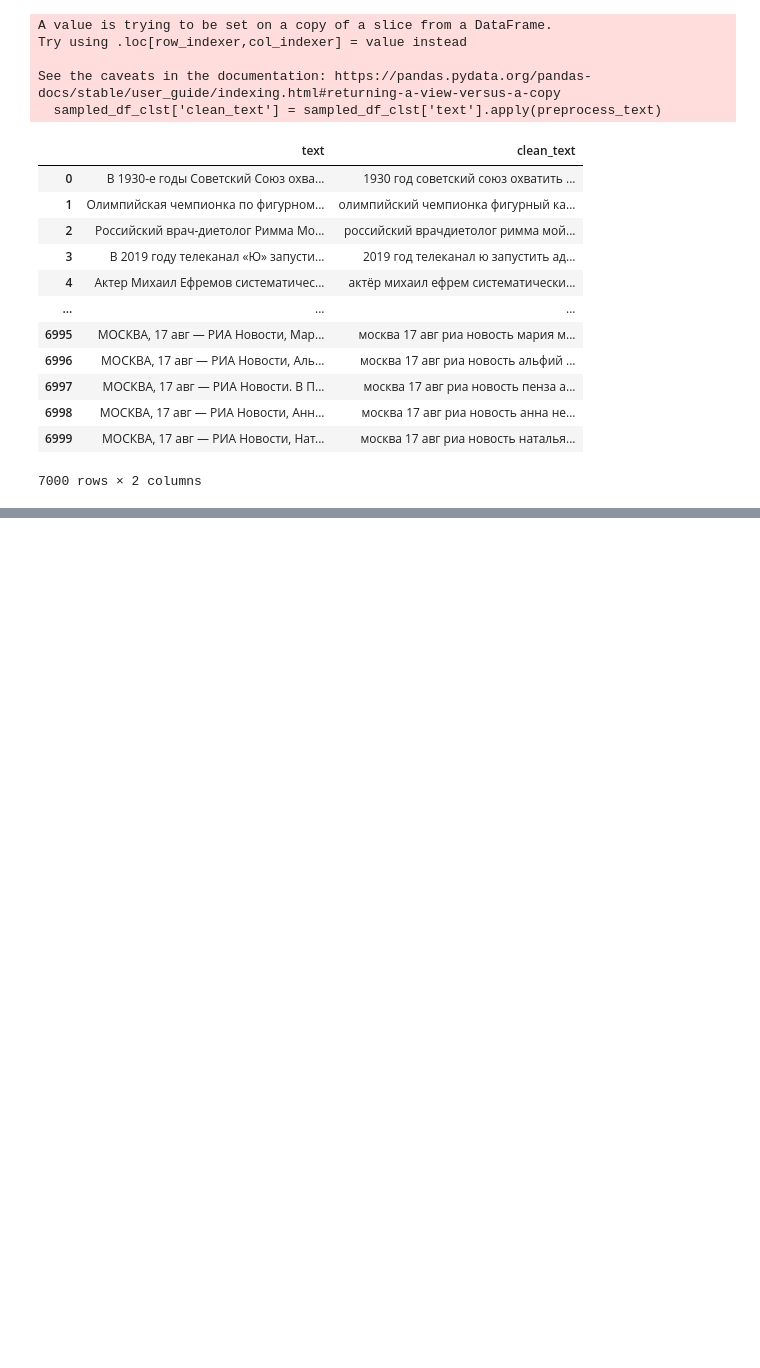
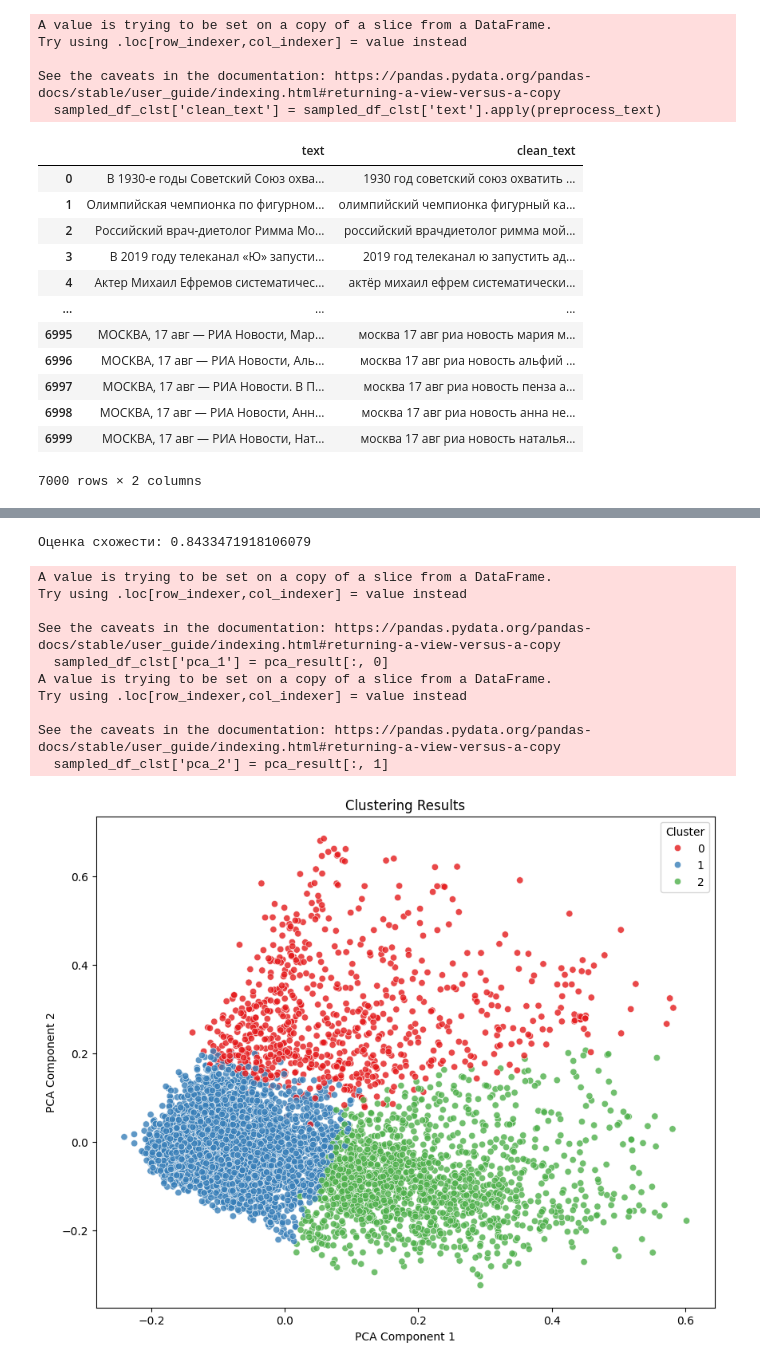
Before and after one commit to IlyaMolchanovv/DIPLOM, a Jupyter notebook: diplom.ipynb, the cells around one changed output, grey strips where cells are left out. Saved outputs shown, nothing was run; the diff lists cells and outputs as text; code cells hidden in the pictures; blank space fills up the shorter version.

```diff
--- a/diplom.ipynb
+++ b/diplom.ipynb
@@ -290,8 +284,0 @@ Name: clean_text, Length: 15000, dtype: object
-# %%
-def preprocessing_text(text):
-  text = text.lower
-  tokens = word_tokenize(text)
-  return tokens
-
-cl_news_txt = cl_news['clean_text'].apply(preprocessing_text)
-sampled_df_clst = sampled_df_clst.apply(preprocessing_text)
@@ -299,0 +285,10 @@ TypeError: expected string or bytes-like object
+# %%
+tfidf_vectorizer = TfidfVectorizer(max_features=1000)
+tfidf_matrix_news = tfidf_vectorizer.fit_transform(cl_news['clean_text'])
+tfidf_matrix_clust = tfidf_vectorizer.transform(sampled_df_clst['clean_text'])
+# %%
+num_clusters = 3
+kmeans = KMeans(n_clusters=num_clusters, random_state=42)
+clusters = kmeans.fit_predict(tfidf_matrix_clust)
+# %%
+sampled_df_clst['cluster'] = clusters
@@ -319,0 +328,8 @@ cluster_labels = kmeans.fit_predict(text_vectors)
+# %%
+first_news_text = cl_news.loc[0, 'clean_text'].split()
+first_clust_text = sampled_df_clst[sampled_df_clst['cluster'] == 0]['clean_text'].iloc[0].split()
+similarity_score = calculate_similarity(first_clust_text, first_news_text, word2vec_model)
+
+print(f"Оценка схожести: {similarity_score}")
+# %% [output]
+Оценка схожести: 0.8433471918106079
@@ -319,0 +338,29 @@ cluster_labels = kmeans.fit_predict(text_vectors)
+# %%
+# Уменьшение размерности до двух измерений с использованием PCA
+pca = PCA(n_components=2)
+pca_result = pca.fit_transform(tfidf_matrix_clust.toarray())
+
+# Добавление результата PCA в DataFrame для кластеризации
+sampled_df_clst['pca_1'] = pca_result[:, 0]
+sampled_df_clst['pca_2'] = pca_result[:, 1]
+
+# Визуализация результатов кластеризации
+plt.figure(figsize=(10, 8))
+sns.scatterplot(x='pca_1', y='pca_2', hue='cluster', data=sampled_df_clst, palette='Set1', legend='full', alpha=0.8)
+plt.title('Clustering Results')
+plt.xlabel('PCA Component 1')
+plt.ylabel('PCA Component 2')
+plt.legend(title='Cluster', loc='upper right')
+plt.show()
+# %% [output]
+A value is trying to be set on a copy of a slice from a DataFrame.
+Try using .loc[row_indexer,col_indexer] = value instead
+
+See the caveats in the documentation: https://pandas.pydata.org/pandas-docs/stable/user_guide/indexing.html#returning-a-view-versus-a-copy
+  sampled_df_clst['pca_1'] = pca_result[:, 0]
+A value is trying to be set on a copy of a slice from a DataFrame.
+Try using .loc[row_indexer,col_indexer] = value instead
+
+See the caveats in the documentation: https://pandas.pydata.org/pandas-docs/stable/user_guide/indexing.html#returning-a-view-versus-a-copy
+  sampled_df_clst['pca_2'] = pca_result[:, 1]
+[figure, added]
```
Also changed, not shown: parts of 13 cells of this notebook.
